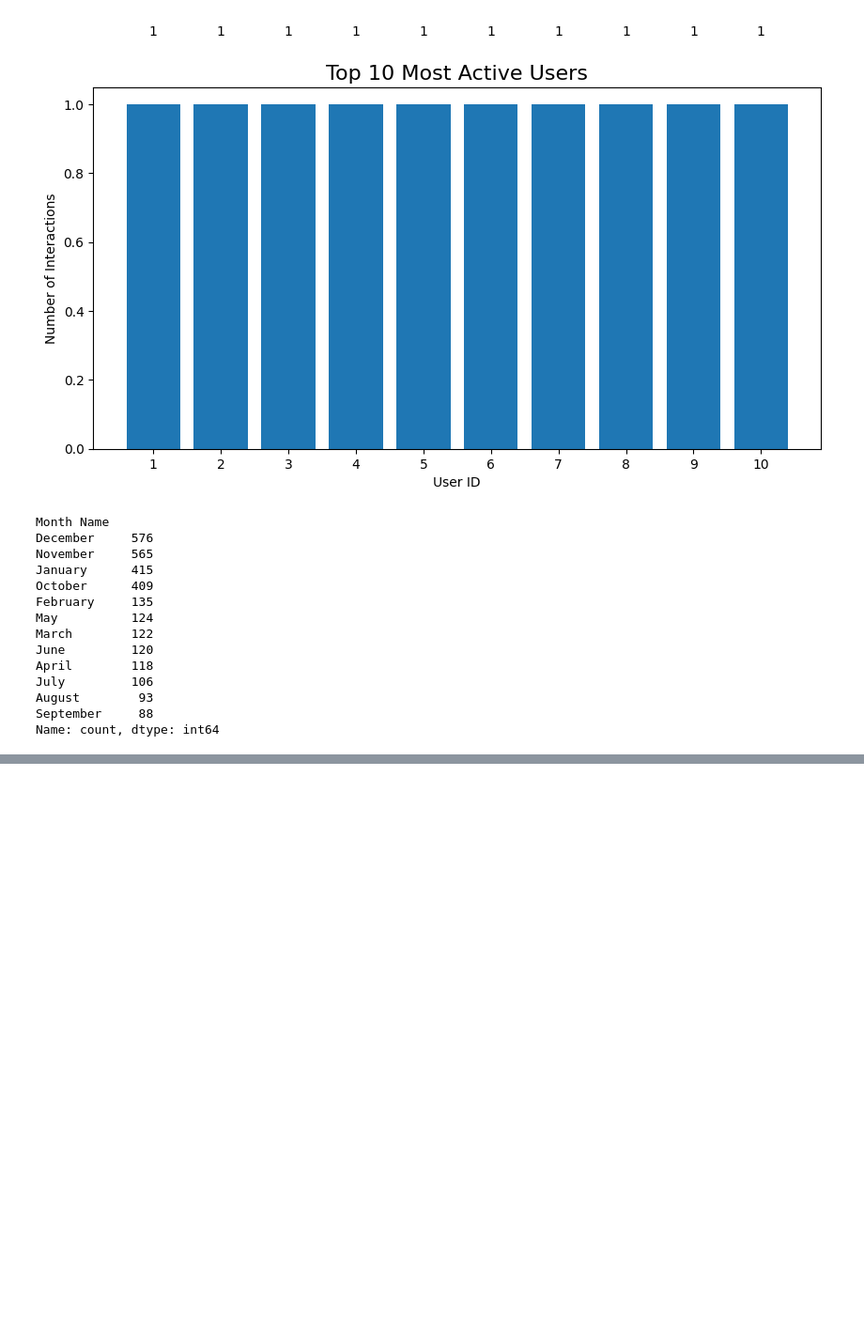
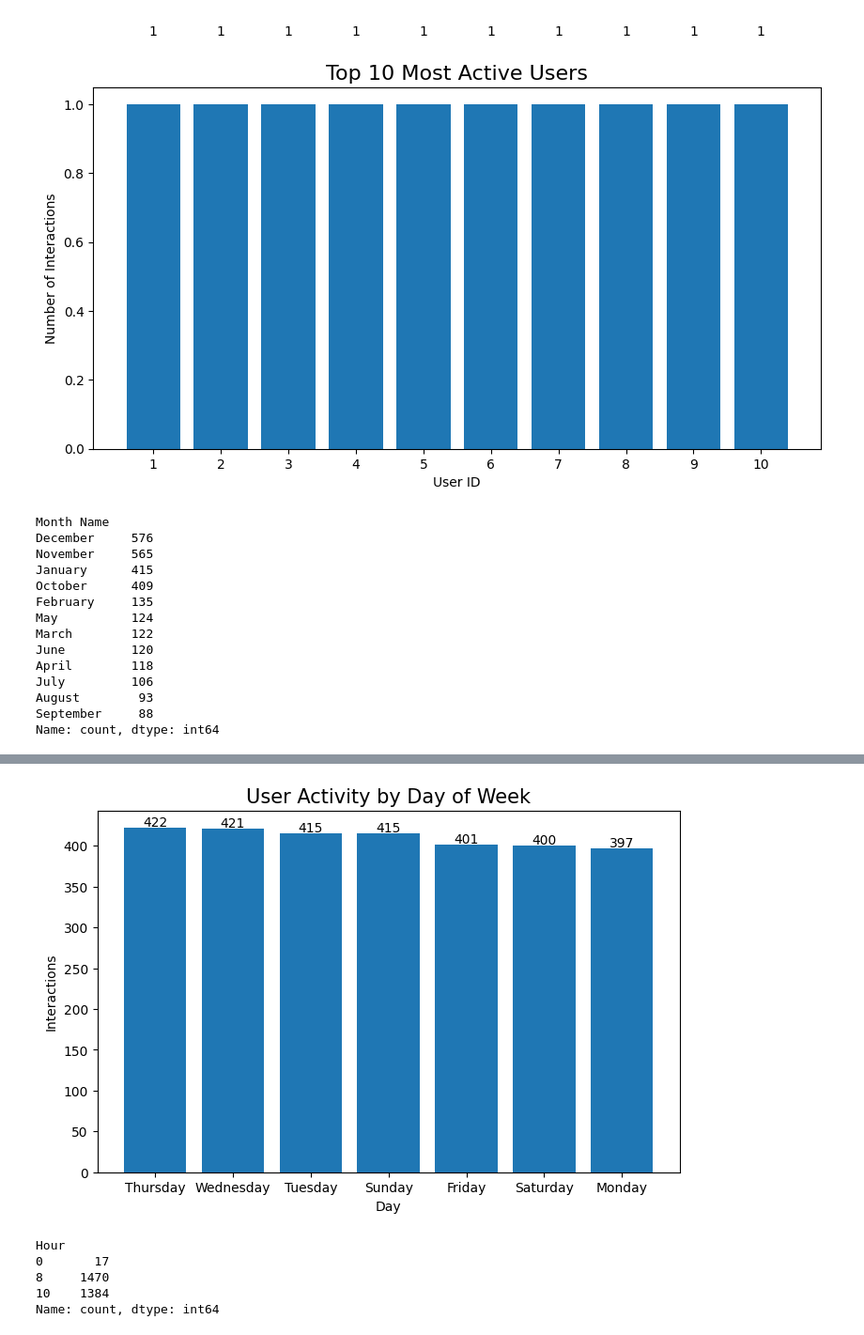
Before and after one commit to zzshukla/ecommerce-user-behavior-analysis, a Jupyter notebook: notebook/Ecommerce_User_Behavior_Analysis.ipynb, the cells around one changed output, grey strips where cells are left out. Shown at 94% size. Drawn from its saved outputs; the diff is of its cells as text; code cells hidden in the pictures; blank space fills up the shorter version.

```diff
--- a/notebook/Ecommerce_User_Behavior_Analysis.ipynb
+++ b/notebook/Ecommerce_User_Behavior_Analysis.ipynb
@@ -388,0 +392,4 @@ Name: count, dtype: int64
+# %%
+day_activity = clean_df['Day Name'].value_counts()
+
+day_activity
@@ -388,0 +406,20 @@ Name: count, dtype: int64
+# %%
+plt.figure(figsize=(8,5))
+
+bars = plt.bar(day_activity.index, day_activity.values)
+
+plt.title("User Activity by Day of Week", fontsize=15)
+plt.xlabel("Day")
+plt.ylabel("Interactions")
+
+for bar in bars:
+    plt.text(
+        bar.get_x() + bar.get_width()/2,
+        bar.get_height() + 2,
+        int(bar.get_height()),
+        ha='center'
+    )
+
+plt.show()
+# %% [output]
+[figure, added]
@@ -388,0 +434,10 @@ Name: count, dtype: int64
+# %%
+hourly_activity = clean_df['Hour'].value_counts().sort_index()
+
+hourly_activity
+# %% [output]
+Hour
+0       17
+8     1470
+10    1384
+Name: count, dtype: int64
```
Also changed, not shown: parts of 21 cells of this notebook.
